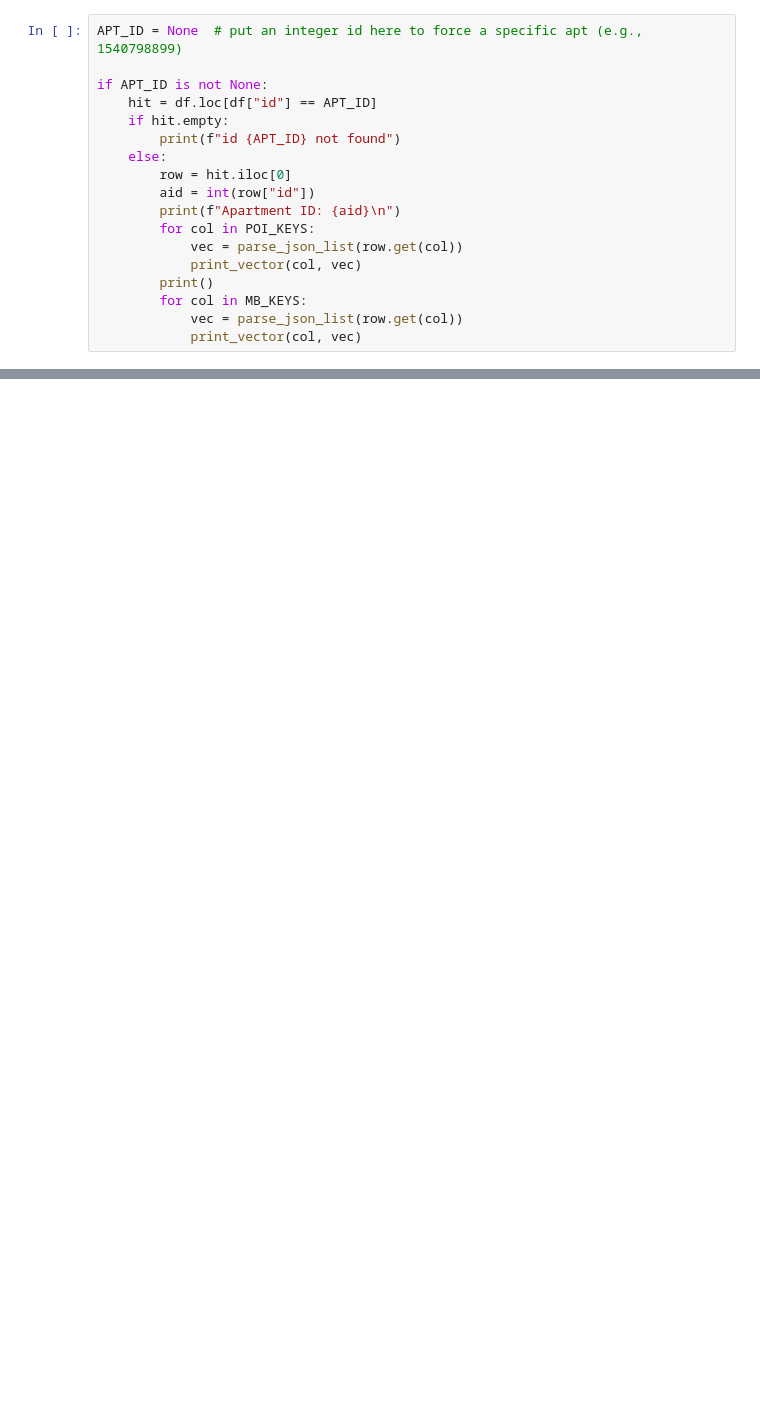
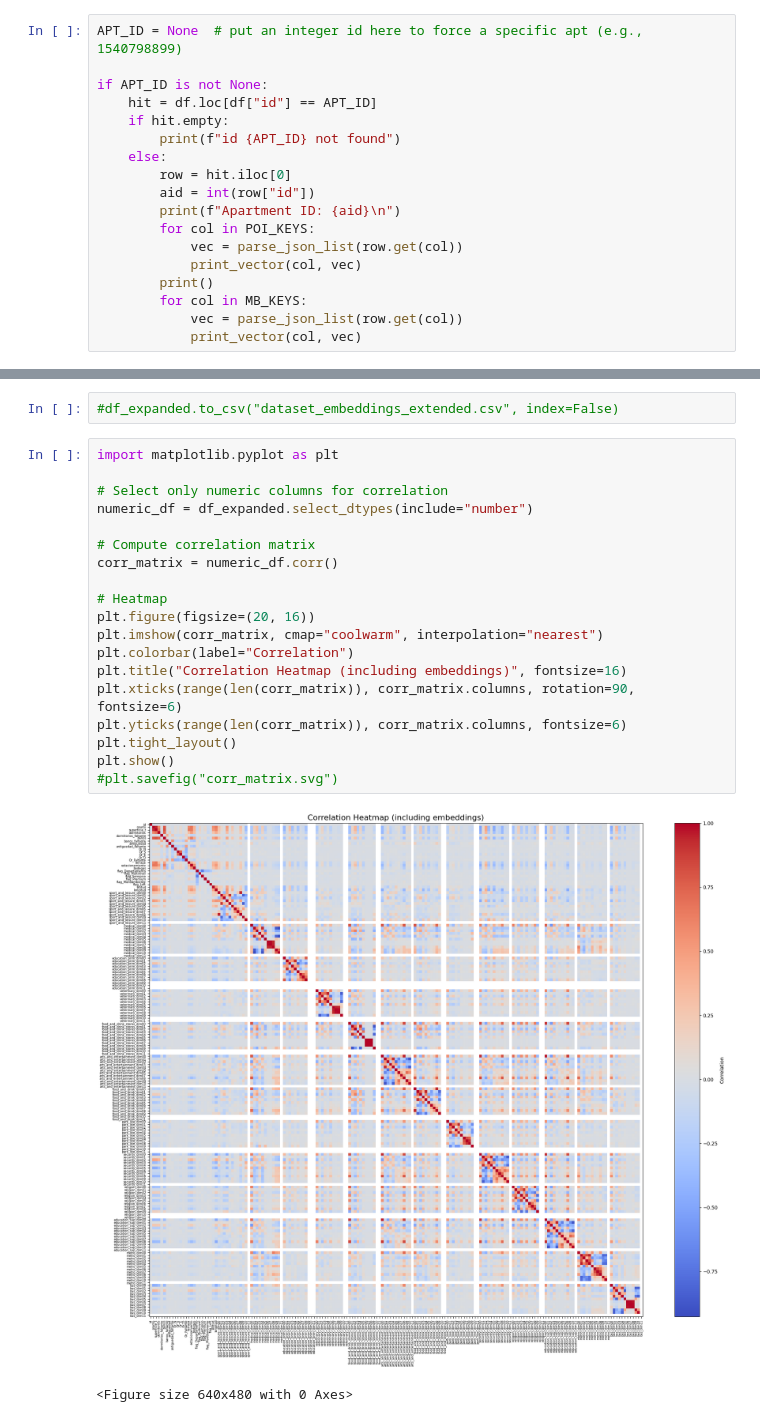
Before and after one commit to AlonsoDS/Proyecto_titulo, a Jupyter notebook: WebScraper/Analisis_embeddings.ipynb, the cells around one changed output, grey strips where cells are left out. Saved outputs shown, nothing was run; the diff lists cells and outputs as text; blank space fills up the shorter version.

```diff
--- a/WebScraper/Analisis_embeddings.ipynb
+++ b/WebScraper/Analisis_embeddings.ipynb
@@ -126,0 +169,24 @@ if APT_ID is not None:
+# %%
+#df_expanded.to_csv("dataset_embeddings_extended.csv", index=False)
+# %%
+import matplotlib.pyplot as plt
+
+# Select only numeric columns for correlation
+numeric_df = df_expanded.select_dtypes(include="number")
+
+# Compute correlation matrix
+corr_matrix = numeric_df.corr()
+
+# Heatmap
+plt.figure(figsize=(20, 16))
+plt.imshow(corr_matrix, cmap="coolwarm", interpolation="nearest")
+plt.colorbar(label="Correlation")
+plt.title("Correlation Heatmap (including embeddings)", fontsize=16)
+plt.xticks(range(len(corr_matrix)), corr_matrix.columns, rotation=90, fontsize=6)
+plt.yticks(range(len(corr_matrix)), corr_matrix.columns, fontsize=6)
+plt.tight_layout()
+plt.show()
+#plt.savefig("corr_matrix.svg")
+# %% [output]
+[figure, added]
+<Figure size 640x480 with 0 Axes>
```
Also changed, not shown: parts of 6 cells of this notebook, 6 other files.
